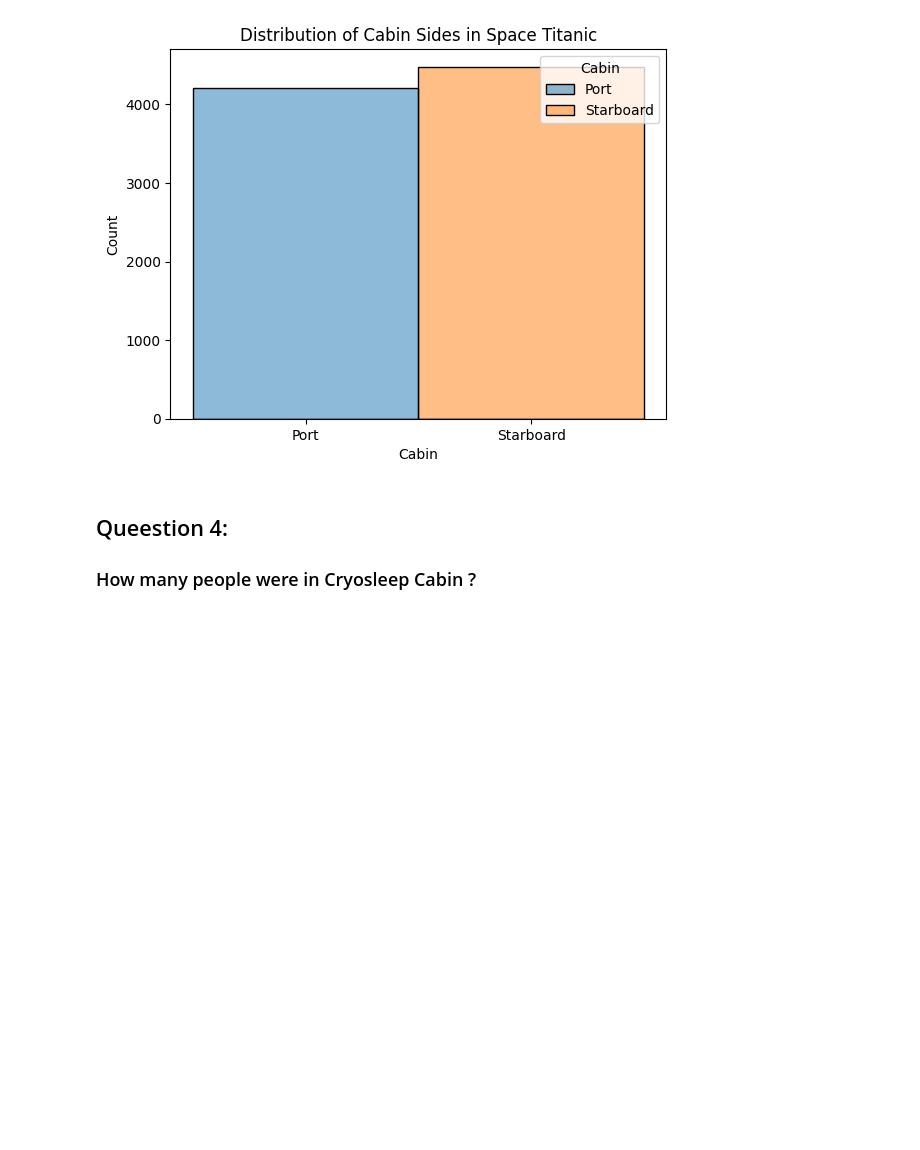
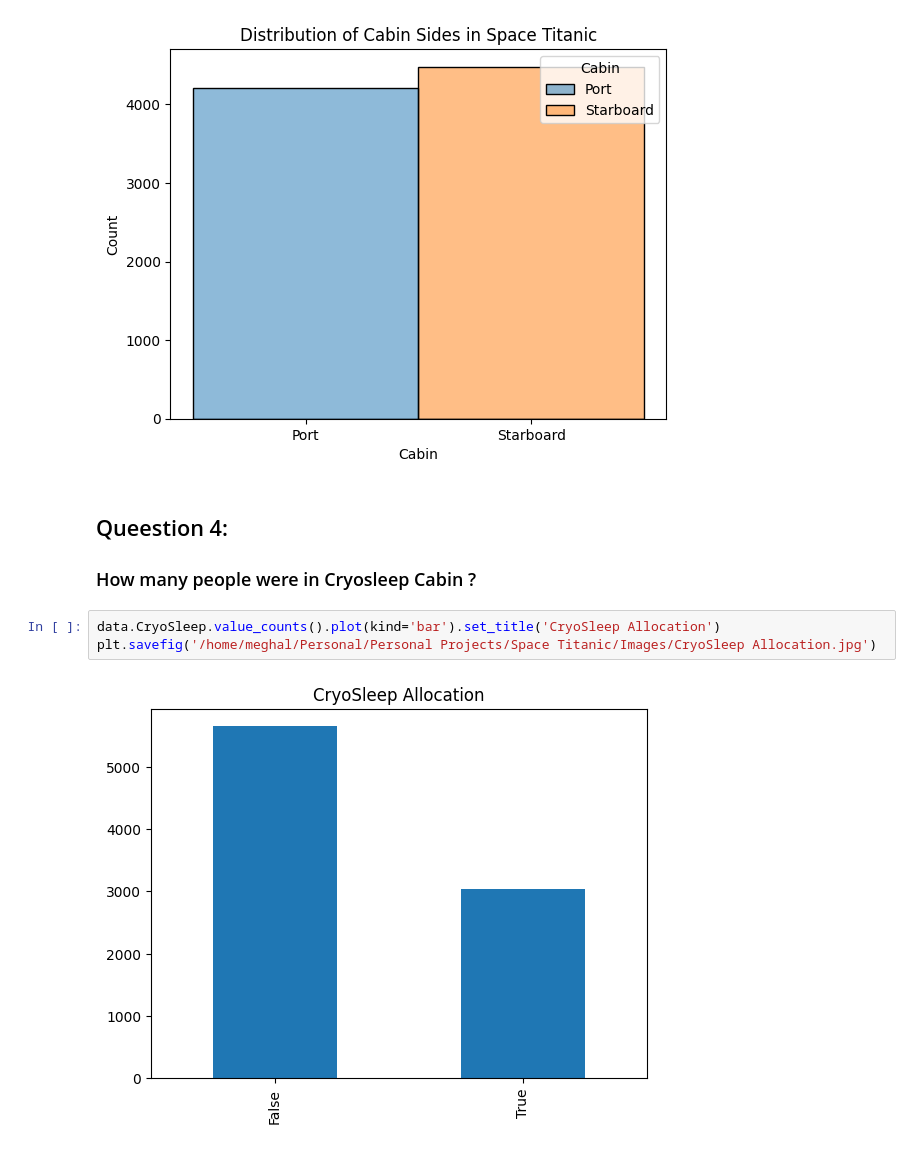
Before and after one commit to meghalagarwal/Space_Titanic_Transport_Prediction, a Jupyter notebook: Clean_Data_EDA.ipynb, the cells around one changed output. Saved outputs shown, nothing was run; the diff lists cells and outputs as text; blank space fills up the shorter version.

Commit message:
Space Titanic EDA

```diff
--- a/Clean_Data_EDA.ipynb
+++ b/Clean_Data_EDA.ipynb
@@ -93,3 +93,8 @@ plt.savefig('/home/meghal/Personal/Personal Projects/Space Titanic/Images/Distri
 ## Queestion 4:
 
 ### How many people were in Cryosleep Cabin ?
+# %%
+data.CryoSleep.value_counts().plot(kind='bar').set_title('CryoSleep Allocation')
+plt.savefig('/home/meghal/Personal/Personal Projects/Space Titanic/Images/CryoSleep Allocation.jpg')
+# %% [output]
+[figure, added]
```
Also changed, not shown: parts of 4 cells of this notebook, 3 other files.
